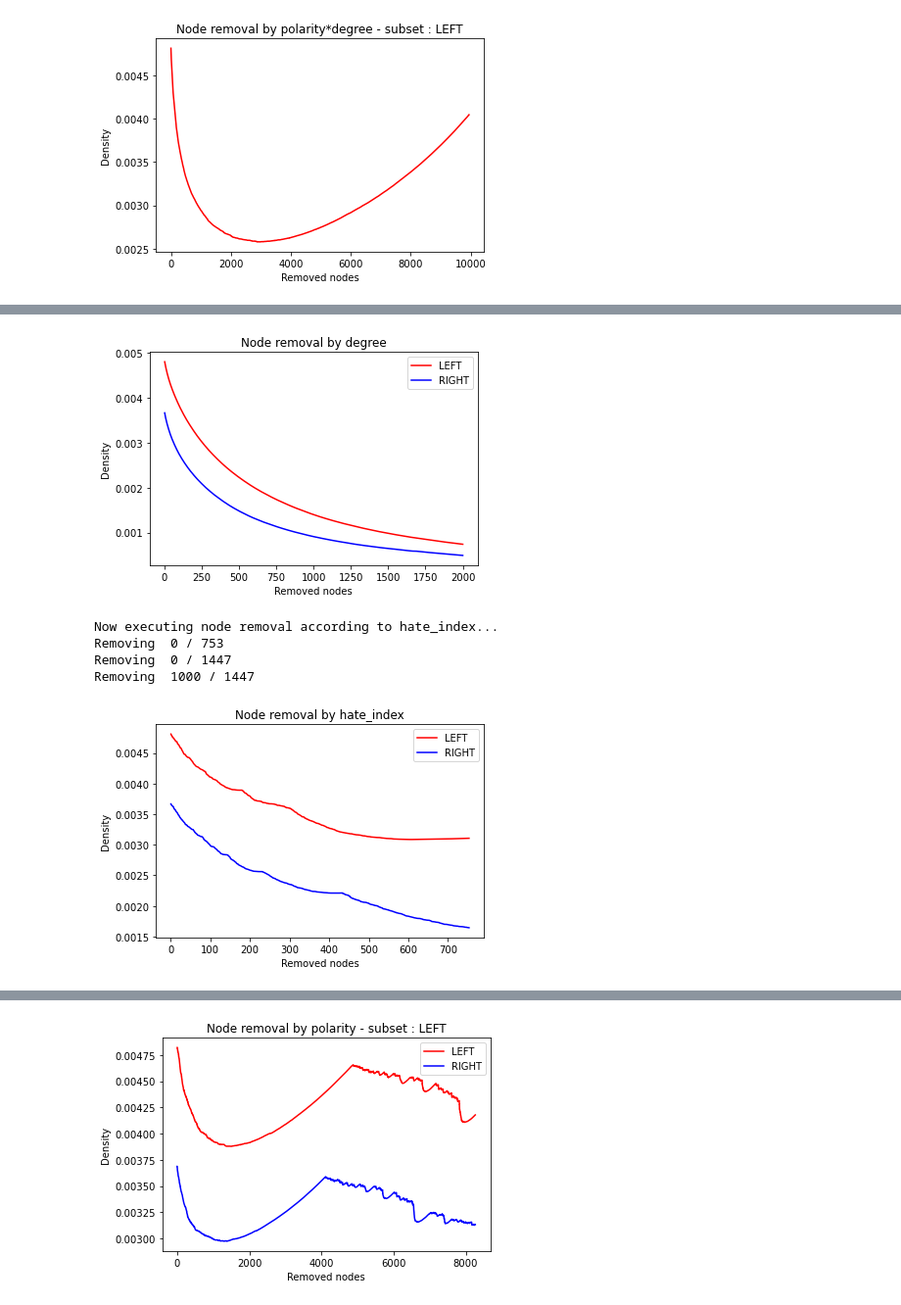
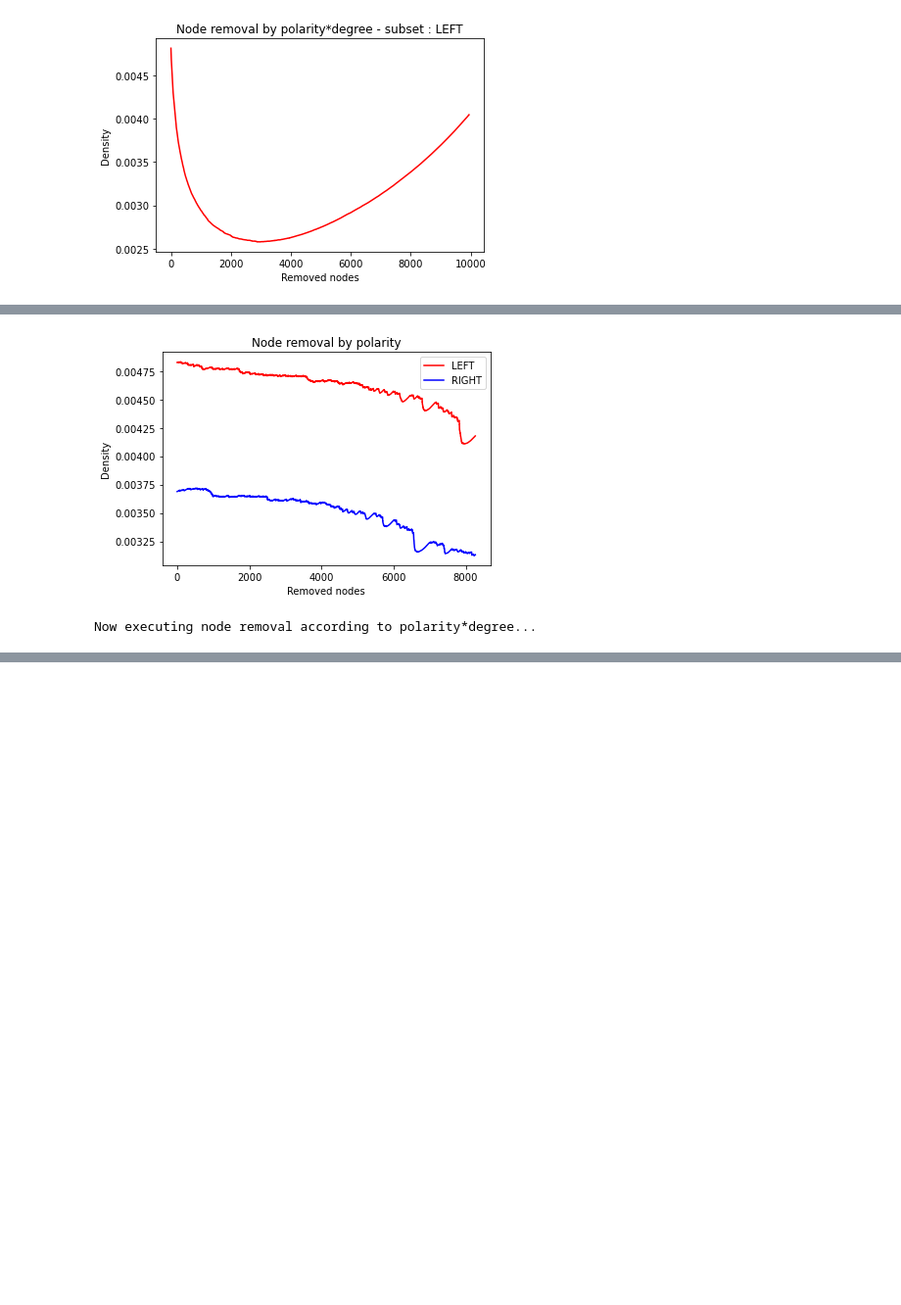
Before and after one commit to andrybicio/net2020, a Jupyter notebook: Semantic_Group/Network_Analysis_Andrea.ipynb, the cells around one changed output, grey strips where cells are left out. Shown at 98% size. Saved outputs shown, nothing was run; the diff lists cells and outputs as text; code cells hidden in the pictures; blank space fills up the shorter version.

```diff
--- a/Semantic_Group/Network_Analysis_Andrea.ipynb
+++ b/Semantic_Group/Network_Analysis_Andrea.ipynb
@@ -559,25 +560,35 @@ plt.show()
 # %% [output]
 [figure]
 # %%
-nodes_df_LEFT = pd.read_csv('subsets/NODES_sinistra_hate_subset.csv', low_memory=False)
+nodes_df_LEFT = pd.read_csv('subsets/NODES_sinistra.csv', low_memory=False)
 edges_df_LEFT = pd.read_csv('subsets/EDGES_sinistra_hate_subset.csv', low_memory=False)
 subset_str_L  = 'LEFT'
 
-nodes_df_RIGHT   = pd.read_csv('subsets/NODES_destra_hate_subset.csv', low_memory=False)
+nodes_df_RIGHT   = pd.read_csv('subsets/NODES_destra.csv', low_memory=False)
 edges_df_RIGHT   = pd.read_csv('subsets/EDGES_destra_hate_subset.csv', low_memory=False)
 subset_str_R     = 'RIGHT'
 
 G_L = nx.from_pandas_edgelist(edges_df_LEFT, 'source', 'target', ['weight'])
 G_R = nx.from_pandas_edgelist(edges_df_RIGHT, 'source', 'target', ['weight'])
 
+#add total negativity
+list_tot_neg_L = []
+list_tot_neg_R = []
+for i in range(len(nodes_df_LEFT)):
+    list_tot_neg_L.append(np.sum(nodes_df_LEFT.loc[i,['Emo_Neg', 'Rabbia', 'Ansia', 'Tristez', 'parolac']]))
+for i in range(len(nodes_df_RIGHT)):
+    list_tot_neg_R.append(np.sum(nodes_df_RIGHT.loc[i,['Emo_Neg', 'Rabbia', 'Ansia', 'Tristez', 'parolac']]))
+nodes_df_LEFT["Tot_Neg"] = list_tot_neg_L
+nodes_df_RIGHT["Tot_Neg"] = list_tot_neg_R
+
+
 data_L = nodes_df_LEFT.set_index('id').to_dict('index').items()
 data_R = nodes_df_RIGHT.set_index('id').to_dict('index').items()
 
 G_L.add_nodes_from(data_L)
 G_R.add_nodes_from(data_R)
 # %%
-
-def node_removal(G_L, G_R):
+def node_removal_easy(G_L, G_R):
 
     ##########################
     ###### Using Degree ######
@@ -593,6 +604,19 @@ def node_removal(G_L, G_R):
     sorted_hate_index_L = sorted(hate_index_dict_L.items(), key=itemgetter(1), reverse=True)
     hate_polar_dict_L = nx.get_node_attributes(G_L,'polarity')
     sorted_hate_polar_L = sorted(hate_polar_dict_L.items(), key=itemgetter(1), reverse=False)
+
+
+    #Right posts degree
+    degree_dict_R = dict(G_R.degree(G_R.nodes()))
+    nx.set_node_attributes(G_R, degree_dict_R, 'degree')
+    sorted_degree_R = sorted(degree_dict_R.items(), key=itemgetter(1), reverse=True)
+    labels_dict_R   = nx.get_node_attributes(G_R,'label')
+    hate_index_dict_R = nx.get_node_attributes(G_R,'counts_hate')
+    sorted_hate_index_R = sorted(hate_index_dict_R.items(), key=itemgetter(1), reverse=True)
+    hate_polar_dict_R = nx.get_node_attributes(G_R,'polarity')
+    sorted_hate_polar_R = sorted(hate_polar_dict_R.items(), key=itemgetter(1), reverse=False)
+
+    print("Now executing node removal according to degree...")
 
     #Here we select the nodes and sort them by degree
     selected_nodes_L = list(sorted_degree_L)[:2000]
@@ -610,18 +634,6 @@ def node_removal(G_L, G_R):
         G1_L.remove_node(node)
         list_density_L.append(nx.density(G1_L)) #returns an error
         nodes_rem_L.append(i+1)
-
-    #Right posts degree
-    degree_dict_R = dict(G_R.degree(G_R.nodes()))
-    nx.set_node_attributes(G_R, degree_dict_R, 'degree')
-    sorted_degree_R = sorted(degree_dict_R.items(), key=itemgetter(1), reverse=True)
-    labels_dict_R   = nx.get_node_attributes(G_R,'label')
-    hate_index_dict_R = nx.get_node_attributes(G_R,'counts_hate')
-    sorted_hate_index_R = sorted(hate_index_dict_R.items(), key=itemgetter(1), reverse=True)
-    hate_polar_dict_R = nx.get_node_attributes(G_R,'polarity')
-    sorted_hate_polar_R = sorted(hate_polar_dict_R.items(), key=itemgetter(1), reverse=False)
-
-    print("Now executing node removal according to degree...")
 
     #Here we select the nodes and sort them by degree
     selected_nodes_R = list(sorted_degree_R)[:2000]
@@ -698,8 +710,8 @@ def node_removal(G_L, G_R):
     plt.title("Node removal by hate_index")
     plt.ylabel("Density")
     plt.xlabel("Removed nodes")
+    plt.legend()
     plt.savefig('NodeRemoval_hateindex.png')
-    plt.legend()
     plt.show()
 
 
@@ -709,8 +721,14 @@ def node_removal(G_L, G_R):
 
     print("Now executing node removal according to polarity...")
 
-    selected_nodes_L = [x for x in sorted_hate_polar_L if x[1] < 0 ]
-    nodes_removed_L = []
+#     selected_nodes_L = [x for x in sorted_hate_polar_L if x[1] < 0 ]
+
+    selected_nodes_middle_L = [x for x in sorted_hate_polar_L if x[1] < 0 and x[1] > -1 ]
+    selected_nodes_least_L  = [x for x in sorted_hate_polar_L if x[1] == -1 ]
+    selected_nodes_least_L = random.sample(selected_nodes_least_L, len(selected_nodes_least_L))
+    selected_nodes_L = selected_nodes_least_L + selected_nodes_middle_L
+
+    nodes_removed_L  = []
     for i,v in enumerate(selected_nodes_L):
         nodes_removed_L.append(selected_nodes_L[i][0])
 
@@ -725,7 +743,12 @@ def node_removal(G_L, G_R):
         list_density_L.append(nx.density(G1_L))
         nodes_rem_L.append(i+1)
 
-    selected_nodes_R = [x for x in sorted_hate_polar_R if x[1] < 0 ]
+#     selected_nodes_R = [x for x in sorted_hate_polar_R if x[1] < 0 ]
+
+    selected_nodes_middle_R = [x for x in sorted_hate_polar_R if x[1] < 0 and x[1] > -1 ]
+    selected_nodes_least_R  = [x for x in sorted_hate_polar_R if x[1] == -1 ]
+    selected_nodes_least_R = random.sample(selected_nodes_least_R, len(selected_nodes_least_R))
+    selected_nodes_R = selected_nodes_least_R + selected_nodes_middle_R
     nodes_removed_R = []
     for i,v in enumerate(selected_nodes_R):
         nodes_removed_R.append(selected_nodes_R[i][0])
@@ -802,10 +825,10 @@ def node_removal(G_L, G_R):
     plt.title("Node removal by polarity*degree")
     plt.ylabel("Density")
     plt.xlabel("Removed nodes")
+    plt.legend()
     plt.savefig('NodeRemoval_polarityDegree.png')
-    plt.legend()
     plt.show()
+    return
 
-
-node_removal(G_L, G_R)
+node_removal_easy(G_L, G_R)
 # %% [output]
@@ -817,6 +852,2 @@ Removing  1000 / 2000
-[figure, old version]
+[figure, new version]
-Now executing node removal according to hate_index...
-Removing  0 / 753
-Removing  0 / 1447
-Removing  1000 / 1447
+Now executing node removal according to polarity*degree...
-[figure, removed]
@@ -843 +853,0 @@ Removing  8000 / 8265
-[figure, removed]
```
Also changed, not shown: parts of 4 cells of this notebook, 1 other file.
